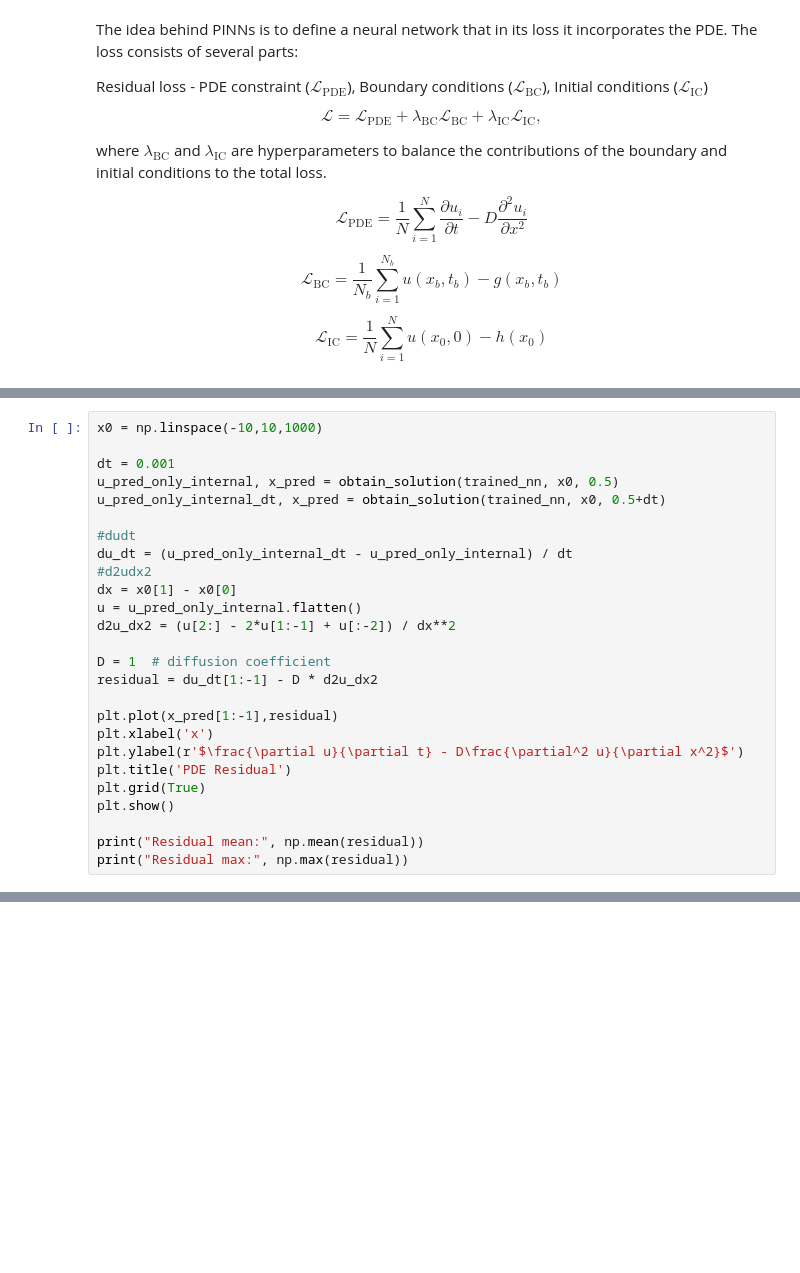
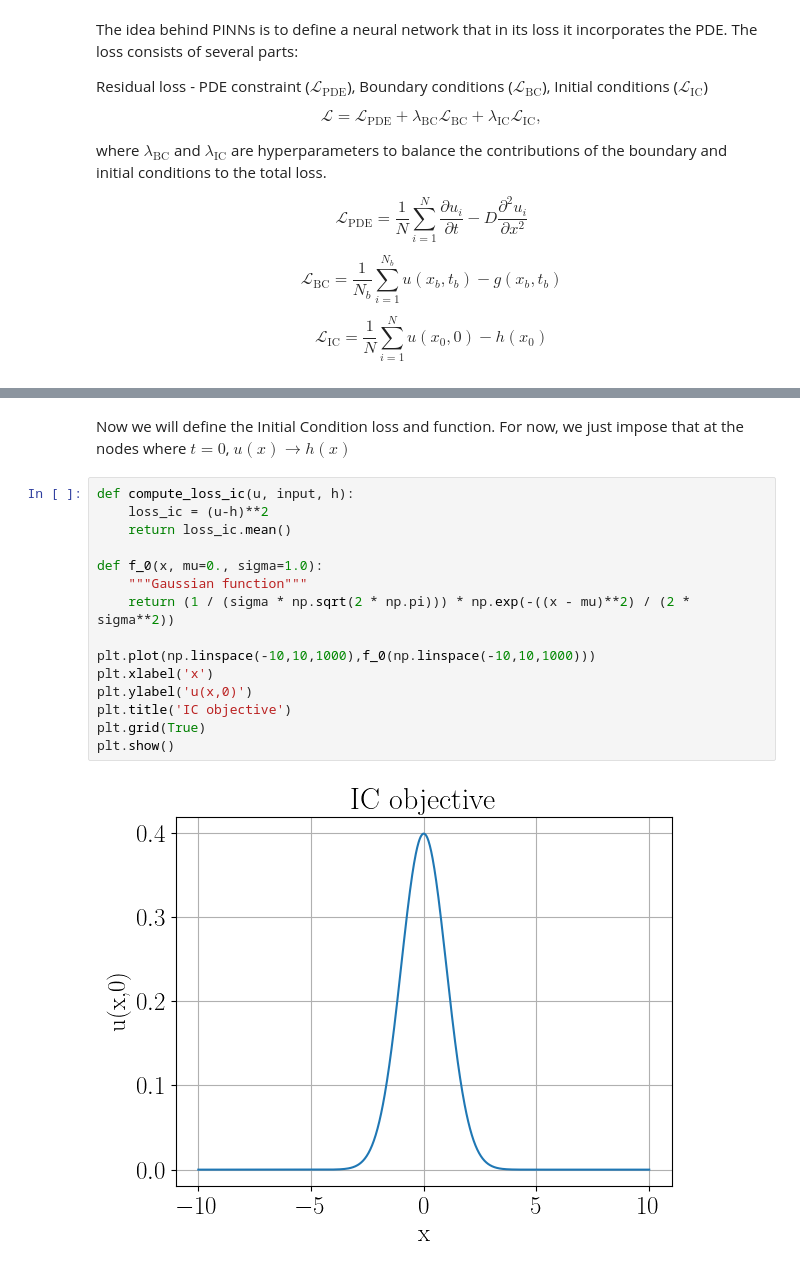
Before and after one commit to ignasiialemany/website_posts, a Jupyter notebook: PINNs_notebook.ipynb, the cells around one changed output, grey strips where cells are left out. Saved outputs shown, nothing was run; the diff lists cells and outputs as text; blank space fills up the shorter version.

```diff
--- a/PINNs_notebook.ipynb
+++ b/PINNs_notebook.ipynb
@@ -177,26 +114,0 @@ Now, the PINNs has learned the interal nodes but doesn not know the initial cond
-# %%
-x0 = np.linspace(-10,10,1000)
-
-dt = 0.001
-u_pred_only_internal, x_pred = obtain_solution(trained_nn, x0, 0.5)
-u_pred_only_internal_dt, x_pred = obtain_solution(trained_nn, x0, 0.5+dt)
-
-#dudt
-du_dt = (u_pred_only_internal_dt - u_pred_only_internal) / dt
-#d2udx2
-dx = x0[1] - x0[0]
-u = u_pred_only_internal.flatten()
-d2u_dx2 = (u[2:] - 2*u[1:-1] + u[:-2]) / dx**2
-
-D = 1  # diffusion coefficient
-residual = du_dt[1:-1] - D * d2u_dx2
-
-plt.plot(x_pred[1:-1],residual)
-plt.xlabel('x')
-plt.ylabel(r'$\frac{\partial u}{\partial t} - D\frac{\partial^2 u}{\partial x^2}$')
-plt.title('PDE Residual')
-plt.grid(True)
-plt.show()
-
-print("Residual mean:", np.mean(residual))
-print("Residual max:", np.max(residual))
@@ -369,0 +115,19 @@ IndexError: too many indices for tensor of dimension 0
+# %% [markdown]
+Now we will define the Initial Condition loss and function. For now, we just impose that at the nodes where $t=0$, $u(x) \to h(x)$
+# %%
+def compute_loss_ic(u, input, h):
+    loss_ic = (u-h)**2
+    return loss_ic.mean()
+
+def f_0(x, mu=0., sigma=1.0):
+    """Gaussian function"""
+    return (1 / (sigma * np.sqrt(2 * np.pi))) * np.exp(-((x - mu)**2) / (2 * sigma**2))
+
+plt.plot(np.linspace(-10,10,1000),f_0(np.linspace(-10,10,1000)))
+plt.xlabel('x')
+plt.ylabel('u(x,0)')
+plt.title('IC objective')
+plt.grid(True)
+plt.show()
+# %% [output]
+[figure, added]
```
Also changed, not shown: parts of 23 cells of this notebook, 2 other files.
